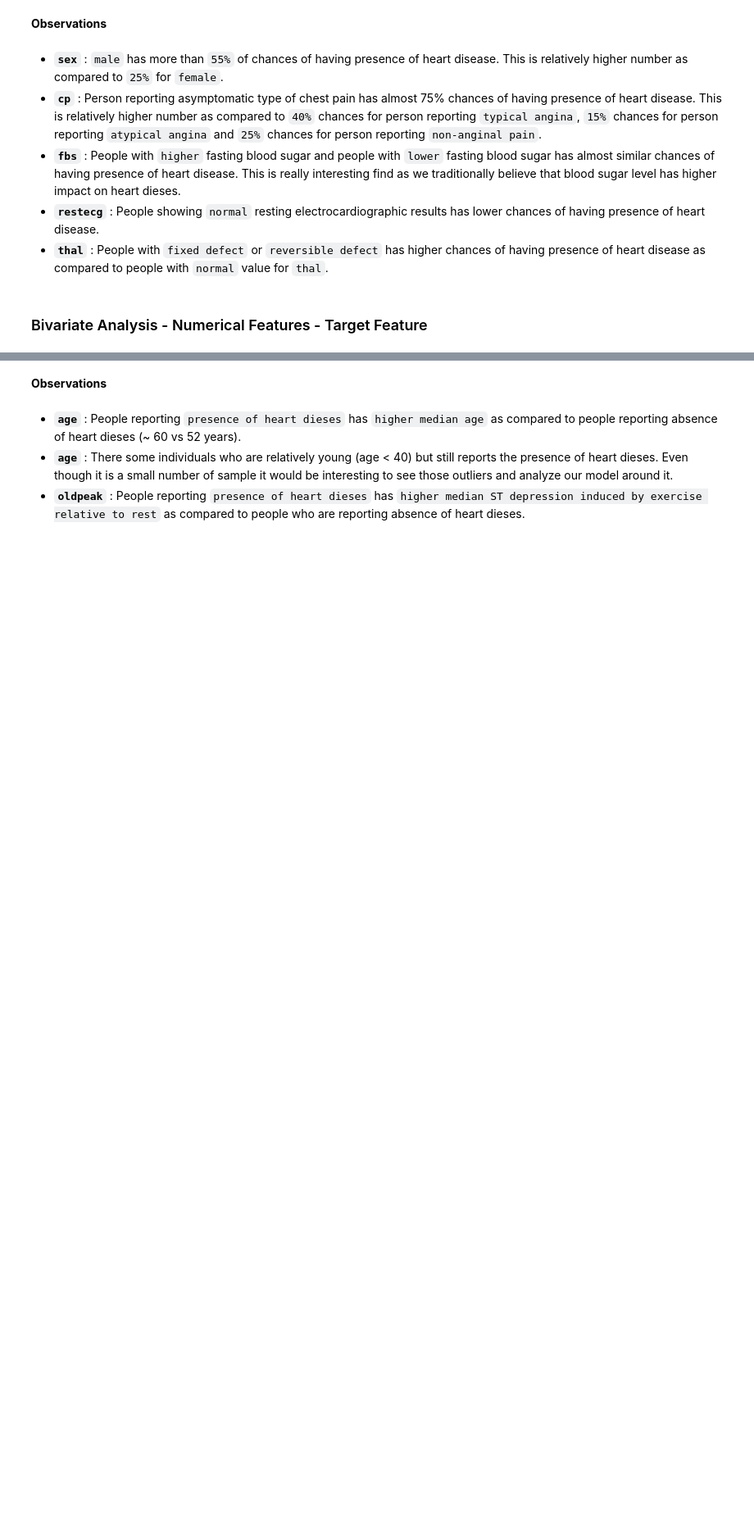
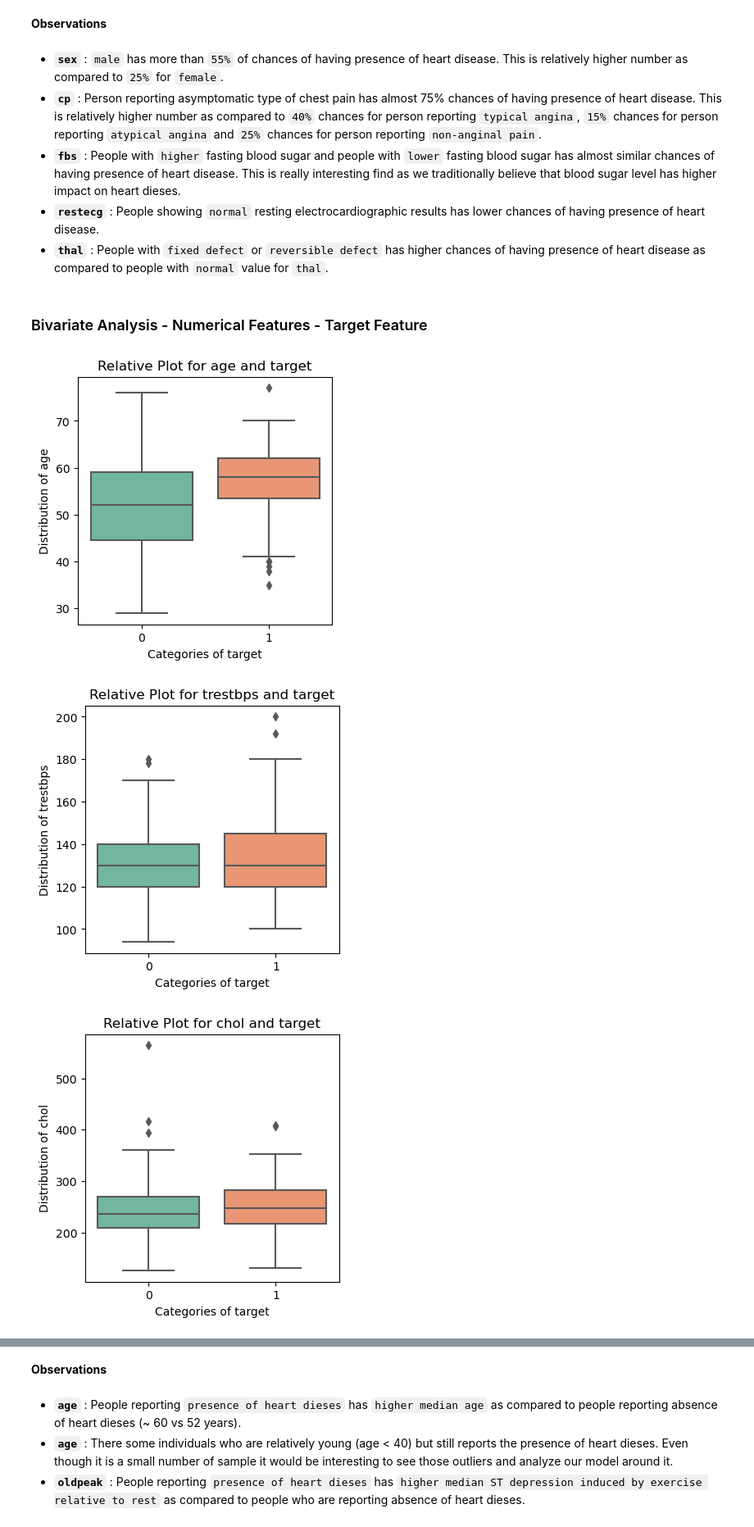
Before and after one commit to viralbthakar/CP8210-DB-Design, a Jupyter notebook: Assignment - 2 - StatsModels/Assignment 2.ipynb, the cells around one changed output, grey strips where cells are left out. Shown at 82% size. Cells and saved outputs as stored; diff of their text form; code cells hidden in the pictures; blank space fills up the shorter version.

```diff
--- a/Assignment - 2 - StatsModels/Assignment 2.ipynb
+++ b/Assignment - 2 - StatsModels/Assignment 2.ipynb
@@ -886,12 +910,16 @@ for discrete_column in discrete_columns:
 # %%
 for continuous_column in continuous_columns:
     continuous_to_target_plot(
         train_df,
         continuous_column,
         target_column[0],
         title=f"Relative Plot for {continuous_column} and {target_column[0]}",
         figsize=(4, 4),
-        save_flag=True,
+        save_flag=False,
         dpi=100,
         file_path=os.path.join(result_path, f"bi-conti-target-plot-{continuous_column}.png")
     )
+# %% [output]
+[figure, added]
+[figure, added]
+[figure, added]
```
Also changed, not shown: parts of 6 cells of this notebook, 3 other files.
